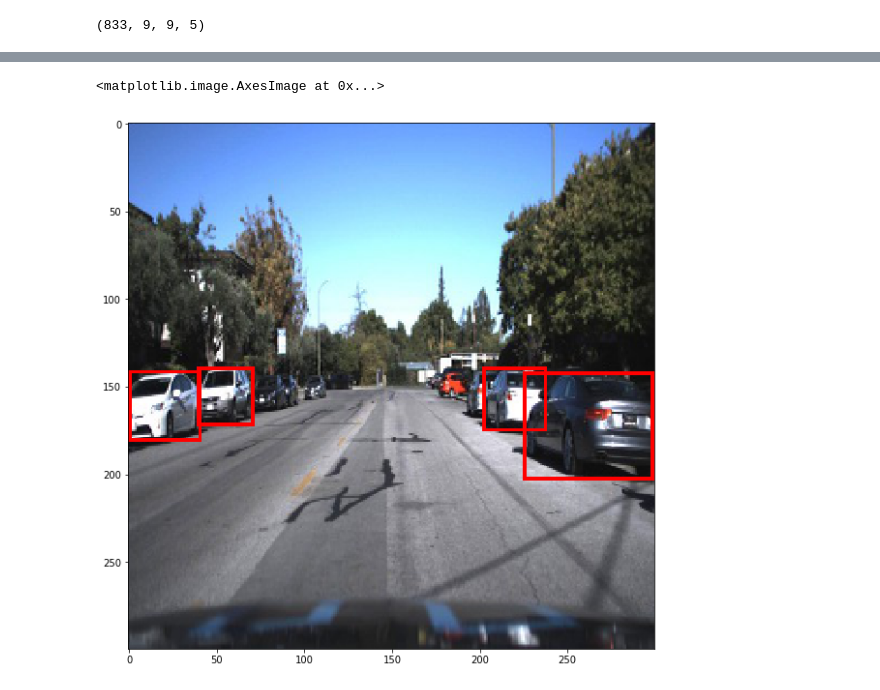
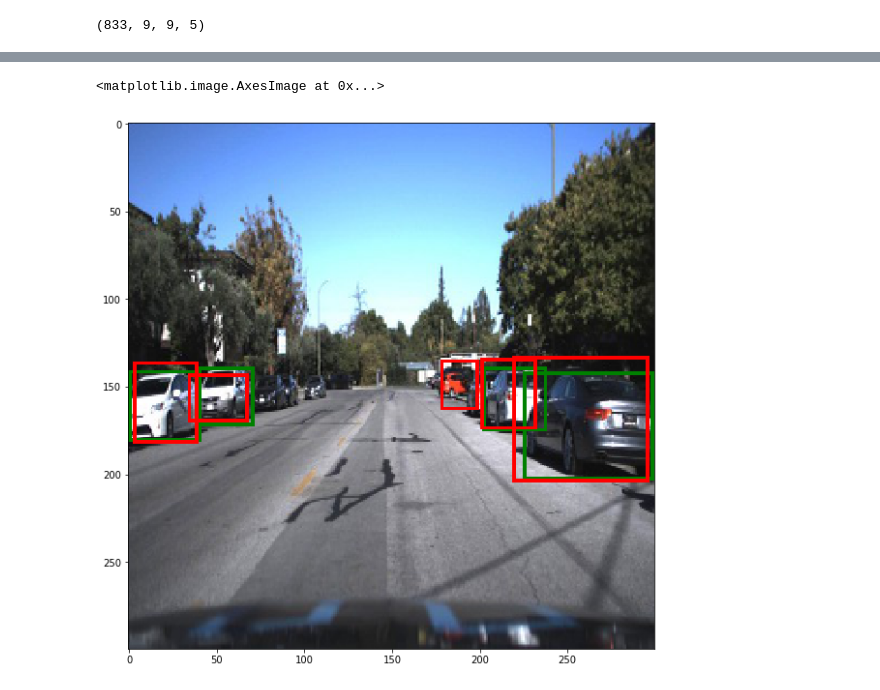
Before and after one commit to bulygin1985/Object_Detector, a Jupyter notebook: evaluation.ipynb, the cells around one changed output, grey strips where cells are left out. Saved outputs shown, nothing was run; the diff lists cells and outputs as text; code cells hidden in the pictures.

```diff
--- a/evaluation.ipynb
+++ b/evaluation.ipynb
@@ -55,7 +55,7 @@ def YOLO_loss(y_true, y_pred):
 from keras.utils.generic_utils import get_custom_objects
 from keras.models import load_model
 get_custom_objects().update({"YOLO_loss": YOLO_loss})
-model = load_model("model_udacity_aug_30_30_ap_0_495.h5", custom_objects={ 'loss': YOLO_loss } )
+model = load_model("YOLO_Udacity", custom_objects={ 'loss': YOLO_loss } )
 # %%
 def add_chunk(indices, y_GT, y_pred):
     x_chunk, y_chunk = testGenerator.get_XY(indices)
@@ -154,20 +138,20 @@ indices = np.array(range(20))
 x_batch, y_batch = testGenerator.get_XY(indices)
 decoder = data_postprocessing.Decoder(GRID_W, GRID_H, input_w, input_h, 0.5)
 GT_rects_to_show  = decoder.decode_GT(y_batch)
-pred_rects_to_show, scores_to_show = decoder.decode(y_batch)
+pred_rects_to_show, scores_to_show = decoder.decode(y_pred_reshaped[indices])
 # %%
 img_num = 3
 test_image = x_batch[img_num]*255.0
 GT_rects = GT_rects_to_show[img_num]
-pred_rects =  rects_to_show[img_num]
+pred_rects =  pred_rects_to_show[img_num]
 plt.rcParams['figure.figsize'] = 10, 10
 
-plt.imshow(visual.draw_image_pred_GT(test_image, rects_pred = pred_rects) )
-#plt.imshow(visual.draw_image_pred_GT(test_image, GT_rects, pred_rects) )
-# plt.imshow(visual.draw_image_pred_GT(test_image, GT_rects) )
+#plt.imshow(visual.draw_image_pred_GT(test_image, rects_pred = pred_rects) )
+plt.imshow(visual.draw_image_pred_GT(test_image, GT_rects, pred_rects) )
+#plt.imshow(visual.draw_image_pred_GT(test_image, GT_rects) )
 # %% [output]
 <matplotlib.image.AxesImage at 0x...>
-[figure, old version]
+[figure, new version]
 # %%
 import matplotlib.pyplot as plt
 
```
Also changed, not shown: parts of 3 cells of this notebook, 3 other files.
